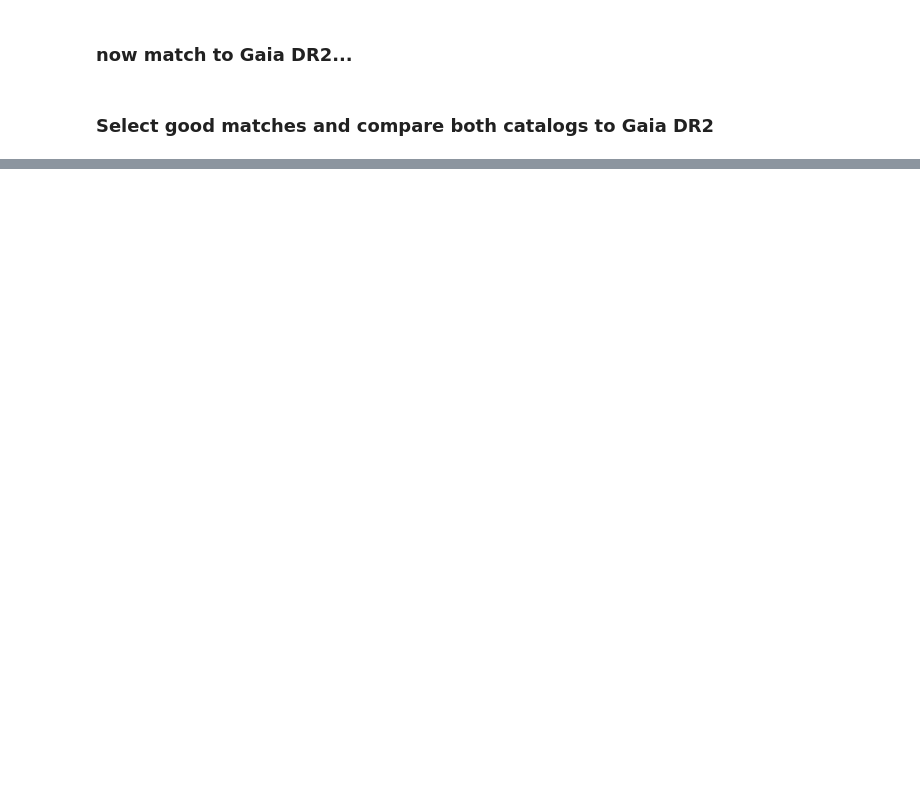
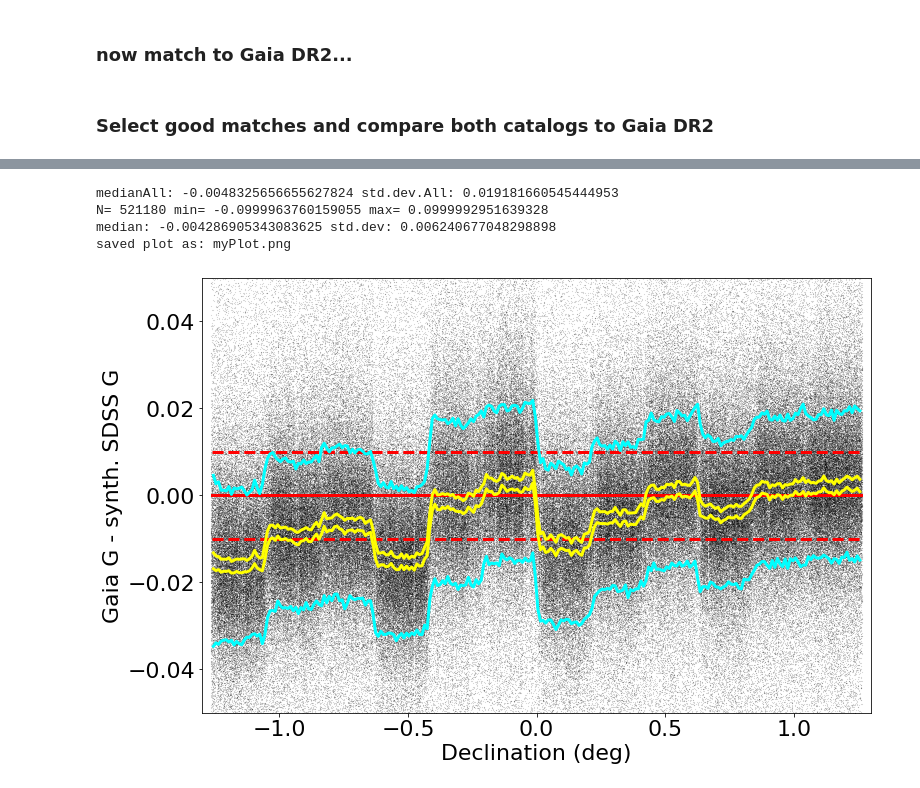
Before and after one commit to Karuntg/SDSS_SSC, a Jupyter notebook: Analysis_2020/ZIanalysis_NEWcatOLDcat-GaiaDR2-photometry.ipynb, the cells around one changed output, grey strips where cells are left out. Drawn from its saved outputs; the diff is of its cells as text; code cells hidden in the pictures; blank space fills up the shorter version.

```diff
--- a/Analysis_2020/ZIanalysis_NEWcatOLDcat-GaiaDR2-photometry.ipynb
+++ b/Analysis_2020/ZIanalysis_NEWcatOLDcat-GaiaDR2-photometry.ipynb
@@ -441,6 +455,8 @@ median: -0.0005412109918604639 std.dev: 0.003418639846584066
 ## use 7-th degree polynomial and 0.4 < g-i < 3.0 for recalibration
 mOK['gGrFit'] = polynomial_fit(thetaC, mOK['gi'])
 mOK['dgGr'] = mOK['gGr_new'] - mOK['gGrFit']
+mOK['Gsynth'] =  mOK['gGrFit'] + mOK['r_mMed_new']
+mOK['GmGsynth'] = mOK['Gmag'] - mOK['Gsynth']
 mOKc = mOK[(mOK['gi']>0.4)&(mOK['gi']<3.0)]
 # %%
 ## for zero point calibration, take 14.5 < G < 20.0
@@ -662,0 +478,13 @@ if (0)
+# %%
+kwargs = {"Xstr":'dec', "Xmin":-1.3, "Xmax":1.3, "Xlabel":'Declination (deg)', \
+          "Ystr":'GmGsynth', "Ymin":-0.05, "Ymax":0.05, "Ylabel":'Gaia G - synth. SDSS G', \
+          "XminBin":-1.26, "XmaxBin":1.26, "nBin":252, \
+          "plotName":'myPlot.png', "Nsigma":3, "offset":0.01}
+# %%
+zit.plotdelMag(mOKcBok, kwargs)
+# %% [output]
+medianAll: -0.0048325656655627824 std.dev.All: 0.019181660545444953
+N= 521180 min= -0.0999963760159055 max= 0.0999992951639328
+median: -0.004286905343083625 std.dev: 0.006240677048298898
+saved plot as: myPlot.png
+[figure, added]
```
Also changed, not shown: parts of 41 cells of this notebook.
